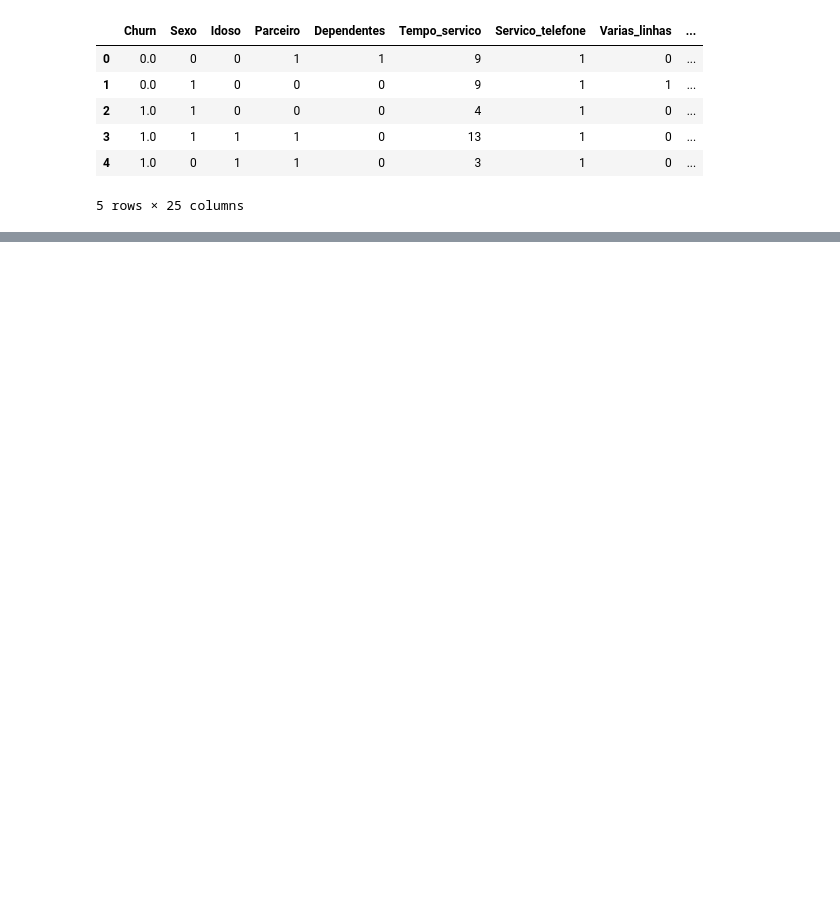
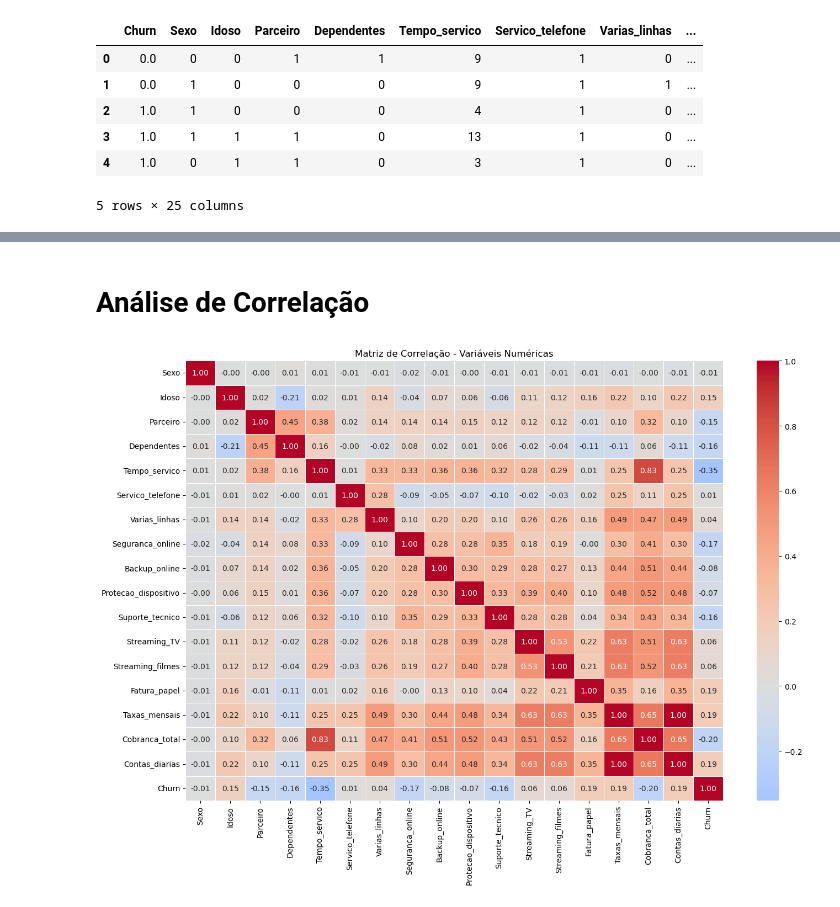
Before and after one commit to TheD4rkNss/Challenge-Telecom-X-parte-2, a Jupyter notebook: Telecom_X_BR.ipynb, the cells around one changed output, grey strips where cells are left out. Saved outputs shown, nothing was run; the diff lists cells and outputs as text; code cells hidden in the pictures; blank space fills up the shorter version.

```diff
--- a/Telecom_X_BR.ipynb
+++ b/Telecom_X_BR.ipynb
@@ -189,0 +212,24 @@ memory usage: 1.0 MB
+# %% [markdown]
+# Análise de Correlação
+# %%
+# VISUALIZAÇÃO DA MATRIZ DE CORRELAÇÃO DAS VARIÁVEIS NUMÉRICAS
+
+# Selecionar apenas as variáveis numéricas do dataframe original tratado
+numeric_cols_corr = df.select_dtypes(include=['int64', 'float64']).columns.tolist()
+if 'Churn' in numeric_cols_corr:
+    numeric_cols_corr.remove('Churn')
+
+# Adicionar a variável target para análise de correlação
+corr_df = df[numeric_cols_corr + ['Churn']]
+
+# Calcular a matriz de correlação
+corr_matrix = corr_df.corr()
+
+# Visualizar a matriz de correlação
+plt.figure(figsize=(14, 10))
+sns.heatmap(corr_matrix, annot=True, fmt=".2f", cmap='coolwarm', center=0, linewidths=0.5)
+plt.title('Matriz de Correlação - Variáveis Numéricas')
+plt.tight_layout()
+plt.show()
+# %% [output]
+[figure, added]
```
Also changed, not shown: parts of 18 cells of this notebook.
